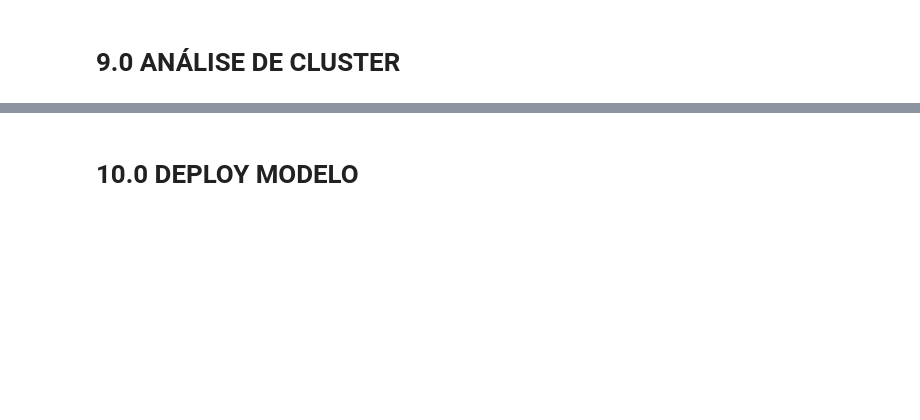
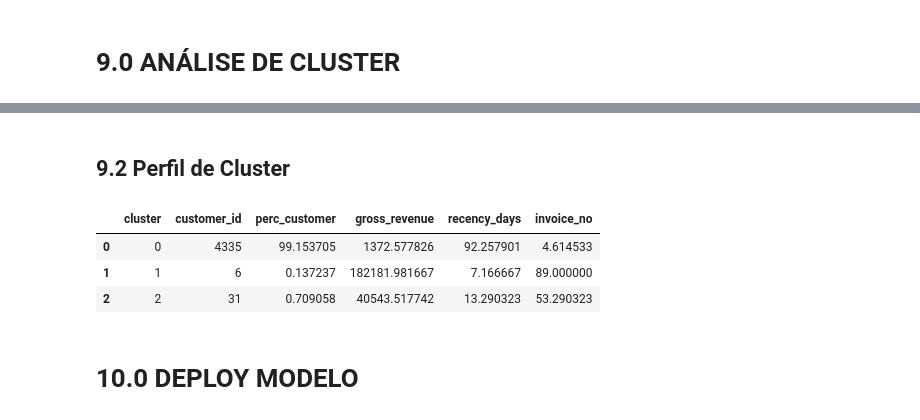
Before and after one commit to Jhonatanslopes/Loyalty-Program-Ecommerce, a Jupyter notebook: notebook/notebook.ipynb, the cells around one changed output, grey strips where cells are left out. Saved outputs shown, nothing was run; the diff lists cells and outputs as text; code cells hidden in the pictures; blank space fills up the shorter version.

Commit message:
training kmeans and cluster analysis

```diff
--- a/notebook/notebook.ipynb
+++ b/notebook/notebook.ipynb
@@ -186,7 +192,9 @@ df1['customer_id'] = df1['customer_id'].astype('int')
 df2 = df1.copy()
 
 # data reference
-df_ref = df2['customer_id'].drop_duplicates()
+df_ref = df2.drop(['invoice_no', 'stock_code', 'description',
+                    'quantity', 'invoice_date', 'unit_price',
+                    'country'], axis=1).drop_duplicates(ignore_index=True)
 
 # Gross Revenue (Faturamento) quantity * price
 df2['gross_revenue'] = df2['quantity'] * df2['unit_price']
@@ -266,0 +276,10 @@ kmeans.show()
+# %%
+# model definition
+k = 3
+kmeans = cluster.KMeans(init='random', n_clusters=k, n_init=10, max_iter=300, random_state=42)
+
+# model training
+kmeans.fit(x)
+
+# clustering
+labels = kmeans.labels_
@@ -267,2 +300,5 @@ kmeans.show()
 # %% [markdown]
 # 9.0 ANÁLISE DE CLUSTER
+# %%
+df9 = df6.copy()
+df9['cluster'] = labels
@@ -269,2 +312,27 @@ kmeans.show()
+# %% [markdown]
+## 9.2 Perfil de Cluster
+# %%
+# NUmber of cluster
+df_cluster = df9[['customer_id', 'cluster']].groupby('cluster').count().reset_index()
+df_cluster['perc_customer'] = 100 * (df_cluster['customer_id'] / df_cluster['customer_id'].sum())
+
+# avg gross revenue
+df_avg_gross_revenue = df9[['gross_revenue', 'cluster']].groupby('cluster').mean().reset_index()
+df_cluster = pd.merge(df_cluster, df_avg_gross_revenue, how='inner', on='cluster')
+
+# avg recency days
+df_avg_recency_days = df9[['recency_days', 'cluster']].groupby('cluster').mean().reset_index()
+df_cluster = pd.merge(df_cluster, df_avg_recency_days, how='inner', on='cluster')
+
+# avg invoice no
+df_avg_invoice_no = df9[['invoice_no', 'cluster']].groupby('cluster').mean().reset_index()
+df_cluster = pd.merge(df_cluster, df_avg_invoice_no, how='inner', on='cluster')
+
+df_cluster
+# %% [output]
+|  | cluster | customer_id | perc_customer | gross_revenue | recency_days | invoice_no |
+| 0 | 0 | 4335 | 99.153705 | 1372.577826 | 92.257901 | 4.614533 |
+| 1 | 1 | 6 | 0.137237 | 182181.981667 | 7.166667 | 89.000000 |
+| 2 | 2 | 31 | 0.709058 | 40543.517742 | 13.290323 | 53.290323 |
 # %% [markdown]
 # 10.0 DEPLOY MODELO
```
Also changed, not shown: parts of 12 cells of this notebook.
